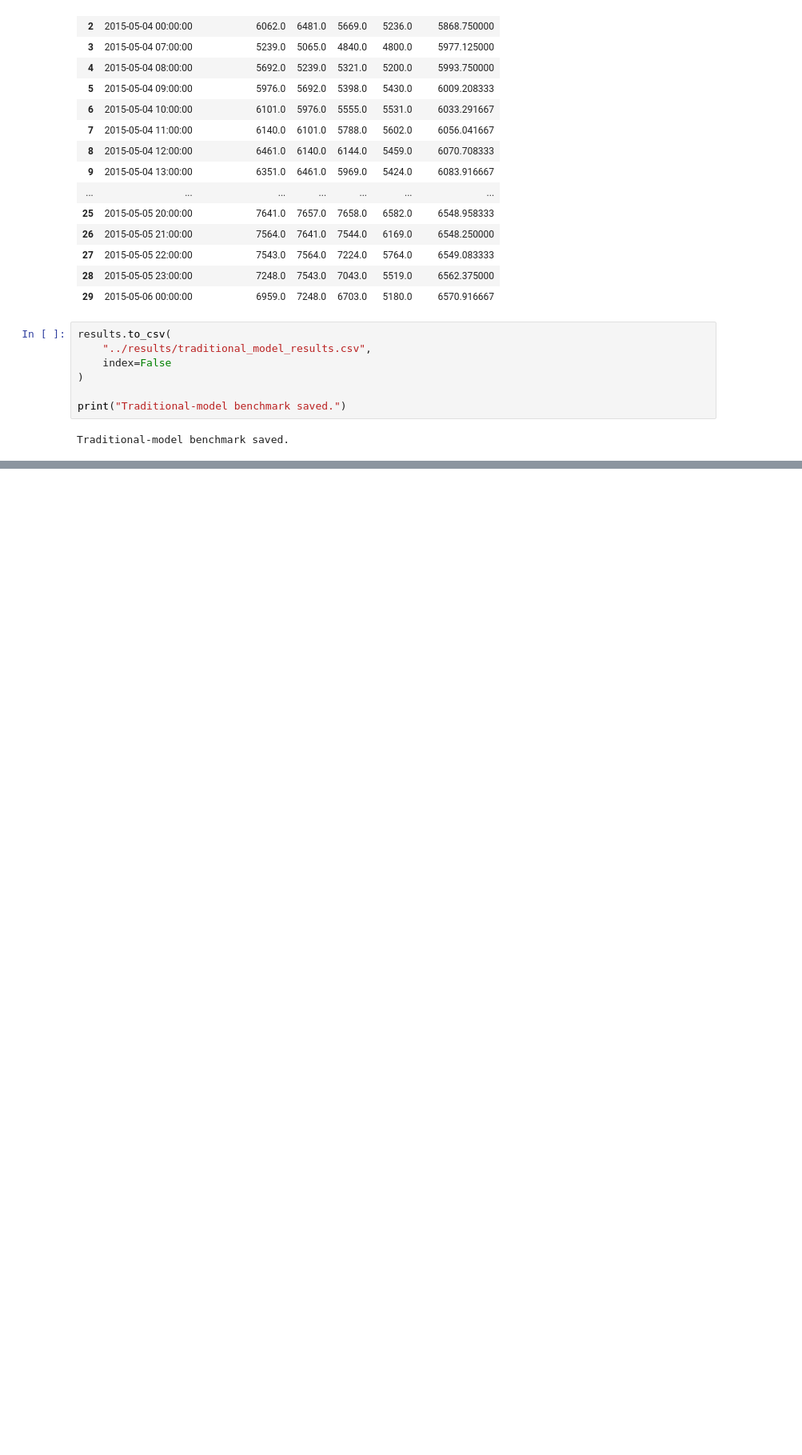
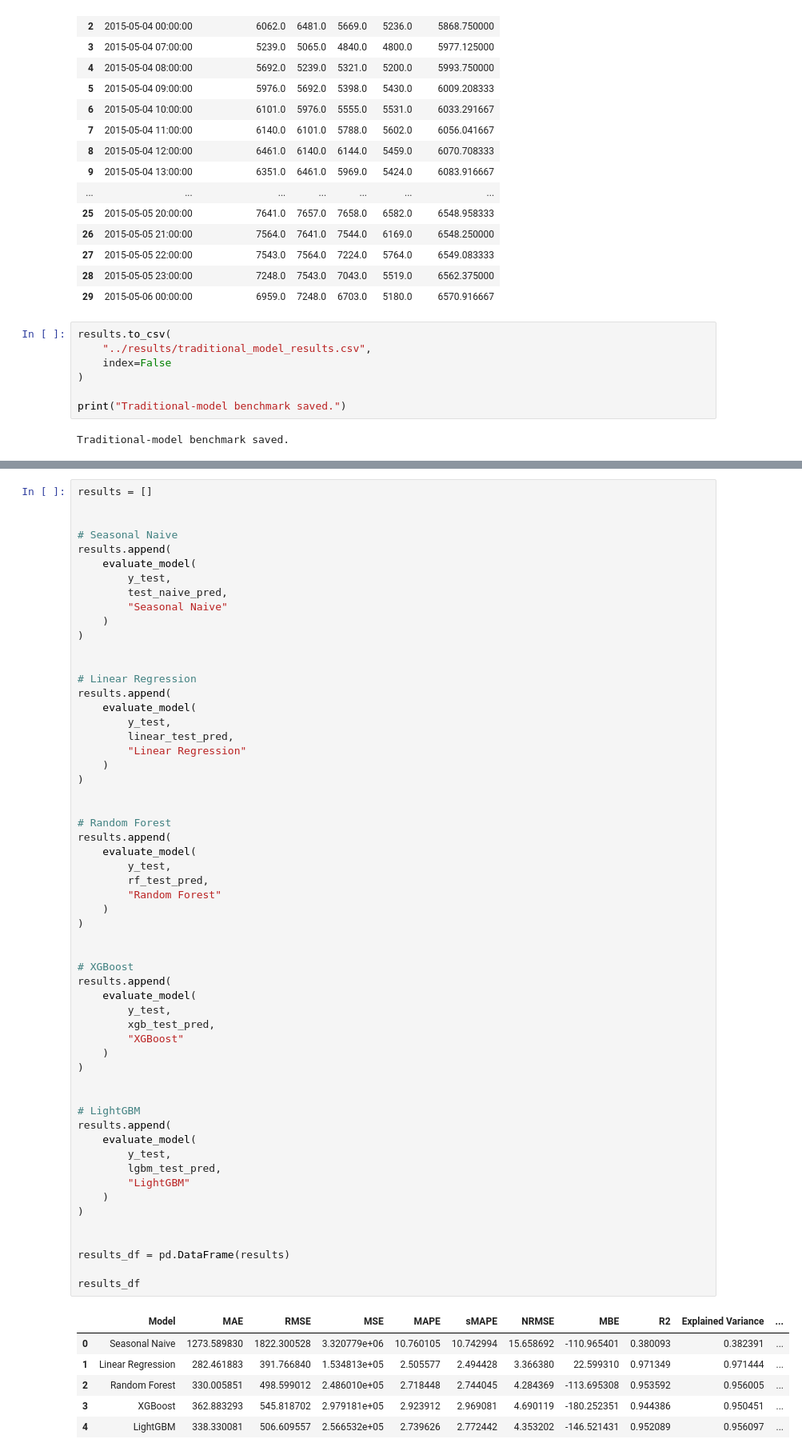
Before and after one commit to Tanvir-Azad-Mahir/BD-Powercast, a Jupyter notebook: models/traditional_models.ipynb, the cells around one changed output, grey strips where cells are left out. Shown at 80% size. Drawn from its saved outputs; the diff is of its cells as text; blank space fills up the shorter version.

```diff
--- a/models/traditional_models.ipynb
+++ b/models/traditional_models.ipynb
@@ -731,0 +822,64 @@ Traditional-model benchmark saved.
+# %%
+results = []
+
+
+# Seasonal Naive
+results.append(
+    evaluate_model(
+        y_test,
+        test_naive_pred,
+        "Seasonal Naive"
+    )
+)
+
+
+# Linear Regression
+results.append(
+    evaluate_model(
+        y_test,
+        linear_test_pred,
+        "Linear Regression"
+    )
+)
+
+
+# Random Forest
+results.append(
+    evaluate_model(
+        y_test,
+        rf_test_pred,
+        "Random Forest"
+    )
+)
+
+
+# XGBoost
+results.append(
+    evaluate_model(
+        y_test,
+        xgb_test_pred,
+        "XGBoost"
+    )
+)
+
+
+# LightGBM
+results.append(
+    evaluate_model(
+        y_test,
+        lgbm_test_pred,
+        "LightGBM"
+    )
+)
+
+
+results_df = pd.DataFrame(results)
+
+results_df
+# %% [output]
+|  | Model | MAE | RMSE | MSE | MAPE | sMAPE | NRMSE | MBE | R2 | Explained Variance | ... |
+| 0 | Seasonal Naive | 1273.589830 | 1822.300528 | 3.320779e+06 | 10.760105 | 10.742994 | 15.658692 | -110.965401 | 0.380093 | 0.382391 | ... |
+| 1 | Linear Regression | 282.461883 | 391.766840 | 1.534813e+05 | 2.505577 | 2.494428 | 3.366380 | 22.599310 | 0.971349 | 0.971444 | ... |
+| 2 | Random Forest | 330.005851 | 498.599012 | 2.486010e+05 | 2.718448 | 2.744045 | 4.284369 | -113.695308 | 0.953592 | 0.956005 | ... |
+| 3 | XGBoost | 362.883293 | 545.818702 | 2.979181e+05 | 2.923912 | 2.969081 | 4.690119 | -180.252351 | 0.944386 | 0.950451 | ... |
+| 4 | LightGBM | 338.330081 | 506.609557 | 2.566532e+05 | 2.739626 | 2.772442 | 4.353202 | -146.521431 | 0.952089 | 0.956097 | ... |
```
Also changed, not shown: parts of 5 cells of this notebook, 5 other files.
